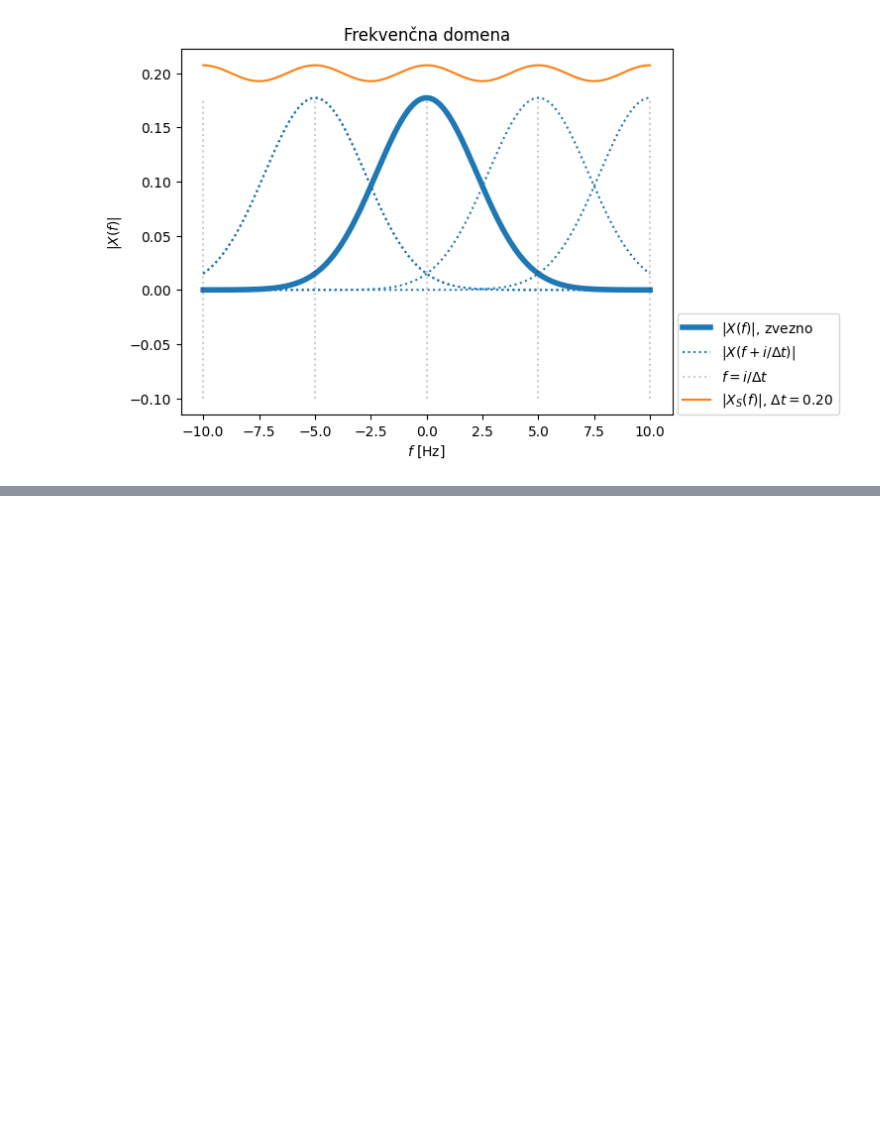
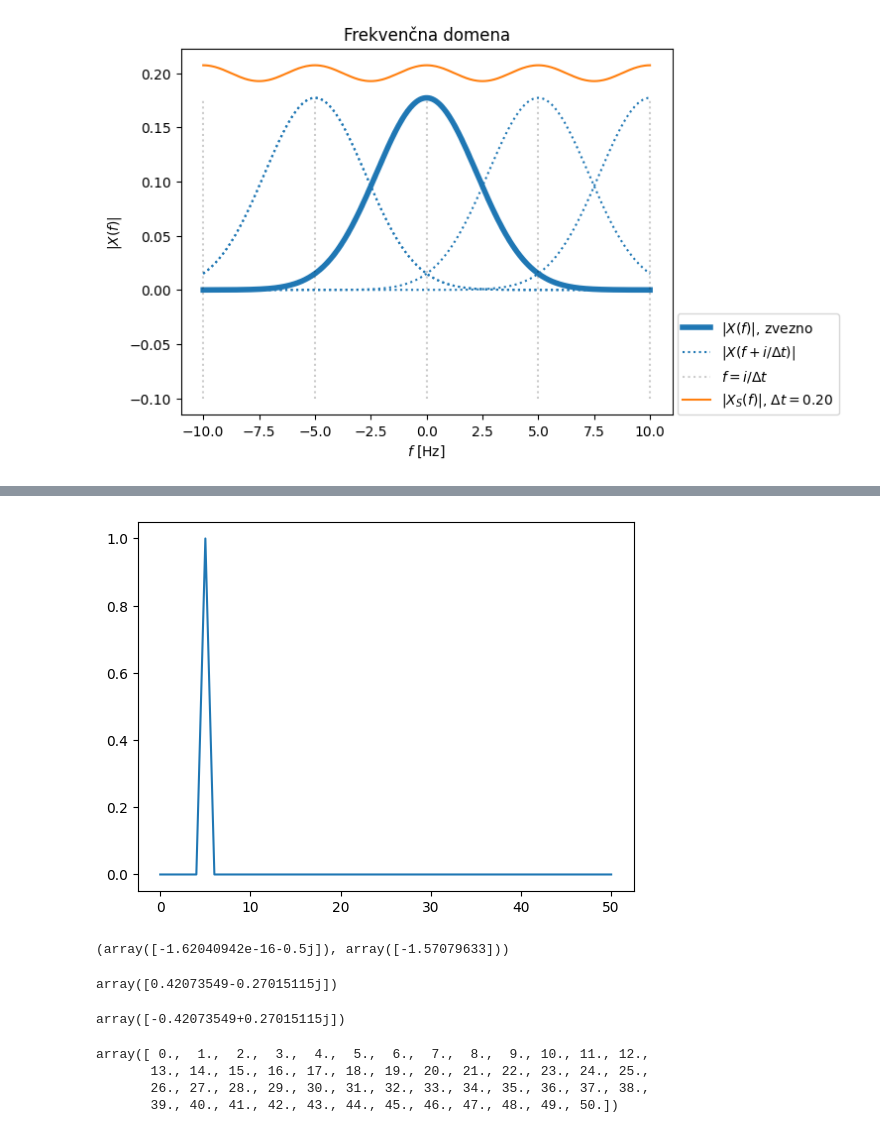
Before and after one commit to jankoslavic/procesiranje_signalov, a Jupyter notebook: _sources/notebooks/Untitled.ipynb, the cells around one changed output, grey strips where cells are left out. Saved outputs shown, nothing was run; the diff lists cells and outputs as text; code cells hidden in the pictures; blank space fills up the shorter version.

```diff
--- a/_sources/notebooks/Untitled.ipynb
+++ b/_sources/notebooks/Untitled.ipynb
@@ -77,0 +155,23 @@ plt.show()
+# %%
+plt.plot(freq, 2*np.abs(X)/N);
+# %% [output]
+[figure, added]
+# %%
+(X[freq==fr]/N, np.angle(X[freq==fr]/N))
+# %% [output]
+(array([-1.62040942e-16-0.5j]), array([-1.57079633]))
+# %%
+X[freq==fr]/N
+# %% [output]
+array([0.42073549-0.27015115j])
+# %%
+X[freq==-fr]/N
+# %% [output]
+array([-0.42073549+0.27015115j])
+# %%
+freq
+# %% [output]
+array([ 0.,  1.,  2.,  3.,  4.,  5.,  6.,  7.,  8.,  9., 10., 11., 12.,
+       13., 14., 15., 16., 17., 18., 19., 20., 21., 22., 23., 24., 25.,
+       26., 27., 28., 29., 30., 31., 32., 33., 34., 35., 36., 37., 38.,
+       39., 40., 41., 42., 43., 44., 45., 46., 47., 48., 49., 50.])
```
Also changed, not shown: parts of 27 cells of this notebook, 15 other files.
